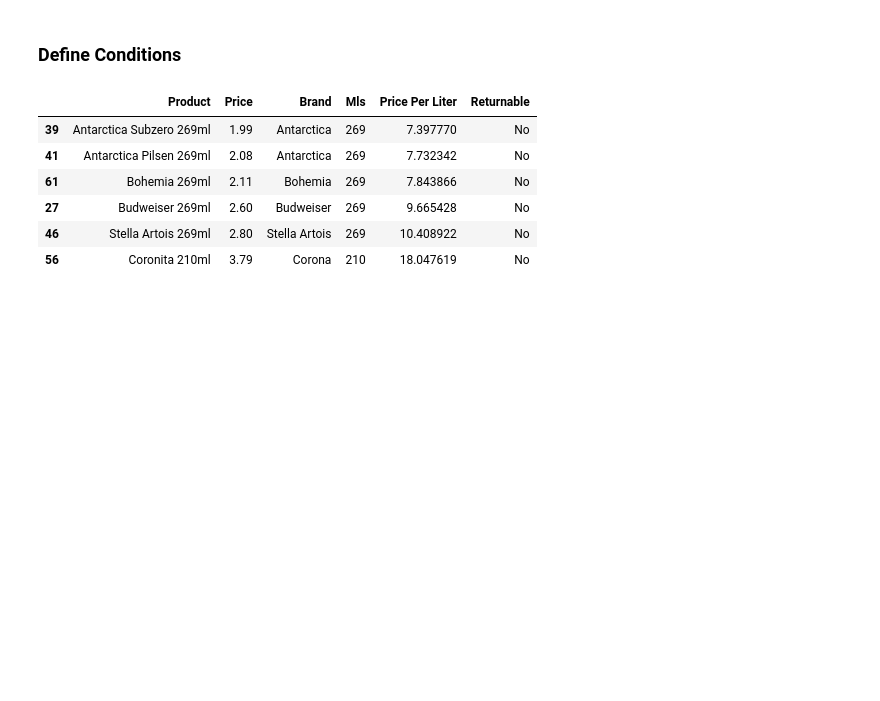
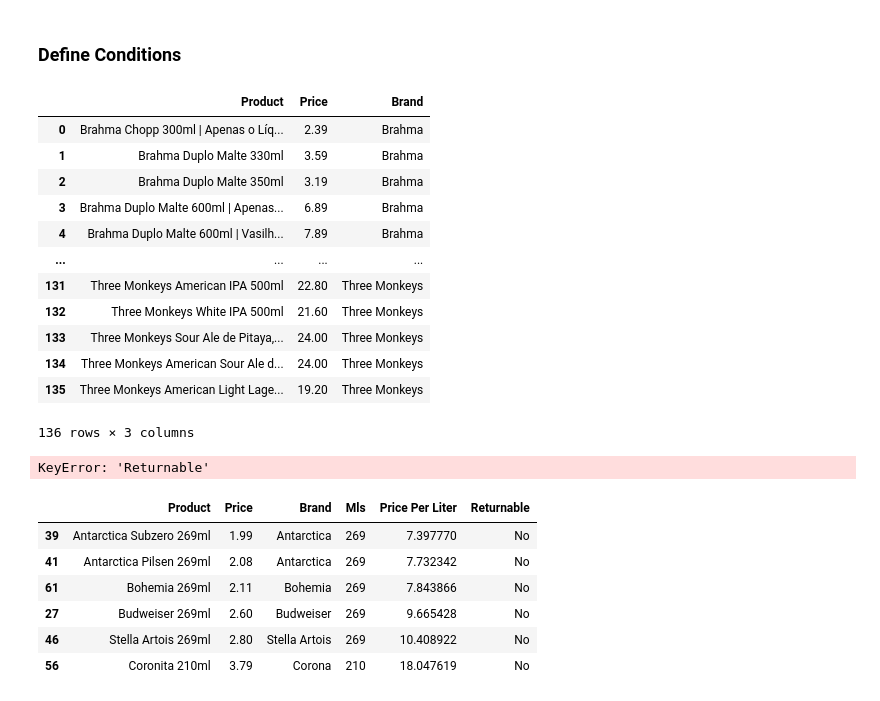
Before and after one commit to pratesbruno/cheapest_beer_ze, a Jupyter notebook: notebooks/beer_scraper_ze.ipynb, the cells around one changed output. Drawn from its saved outputs; the diff is of its cells as text; code cells hidden in the pictures; blank space fills up the shorter version.

```diff
--- a/notebooks/beer_scraper_ze.ipynb
+++ b/notebooks/beer_scraper_ze.ipynb
@@ -197,12 +353,32 @@ wanted_brands = []
 unwanted_brands = ['Brahma','Skol','Original']
 returnable = ['No']
 max_mls = 270
+# %%
+df = df2
+# %%
+df
+# %% [output]
+|  | Product | Price | Brand |
+| 0 | Brahma Chopp 300ml | Apenas o Líq... | 2.39 | Brahma |
+| 1 | Brahma Duplo Malte 330ml | 3.59 | Brahma |
+| 2 | Brahma Duplo Malte 350ml | 3.19 | Brahma |
+| 3 | Brahma Duplo Malte 600ml | Apenas... | 6.89 | Brahma |
+| 4 | Brahma Duplo Malte 600ml | Vasilh... | 7.89 | Brahma |
+| ... | ... | ... | ... |
+| 131 | Three Monkeys American IPA 500ml | 22.80 | Three Monkeys |
+| 132 | Three Monkeys White IPA 500ml | 21.60 | Three Monkeys |
+| 133 | Three Monkeys Sour Ale de Pitaya,... | 24.00 | Three Monkeys |
+| 134 | Three Monkeys American Sour Ale d... | 24.00 | Three Monkeys |
+| 135 | Three Monkeys American Light Lage... | 19.20 | Three Monkeys |
+136 rows × 3 columns
 # %%
 # Conditions
 c0 = df['Brand'].isin(wanted_brands) if len(wanted_brands)>0 else True
 c1 = np.logical_not(df['Brand'].isin(unwanted_brands))
 c2 = df['Returnable'].isin(returnable)
 c3 = df['Mls']<=max_mls
+# %% [output]
+KeyError: 'Returnable'
 # %%
 df[c0&c1&c2&c3]
 # %% [output]
```
Also changed, not shown: parts of 15 cells of this notebook.
